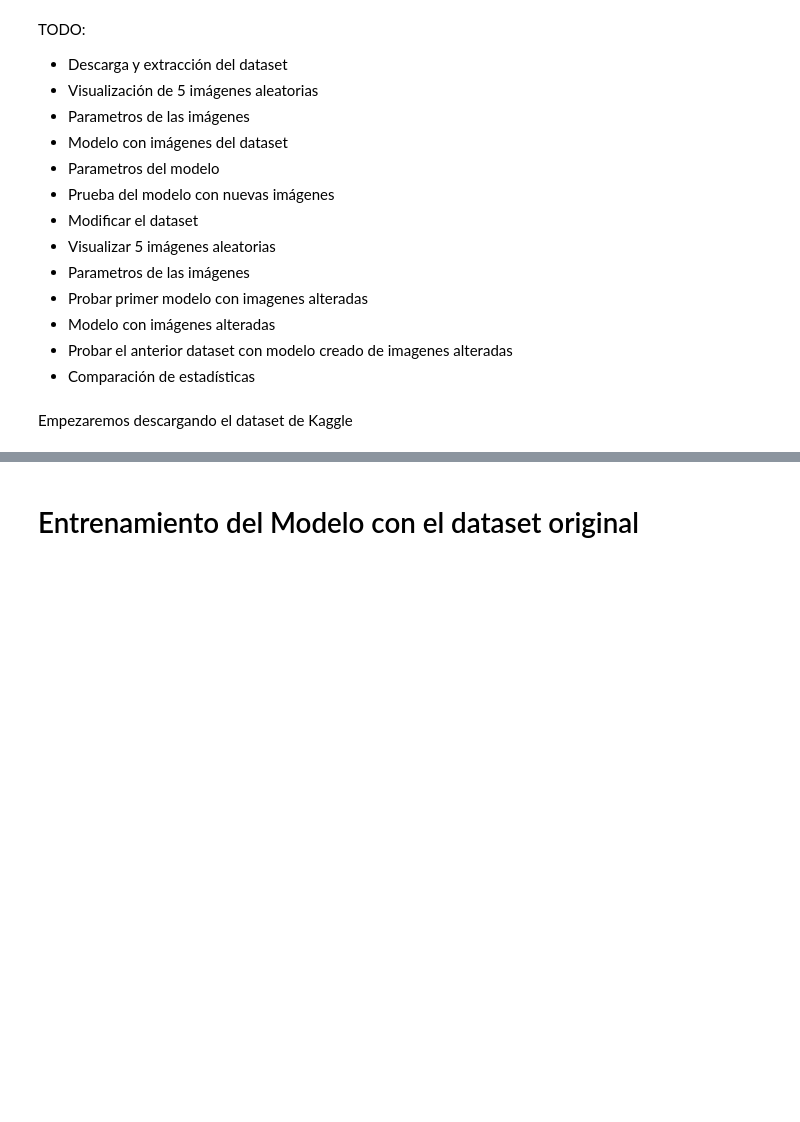
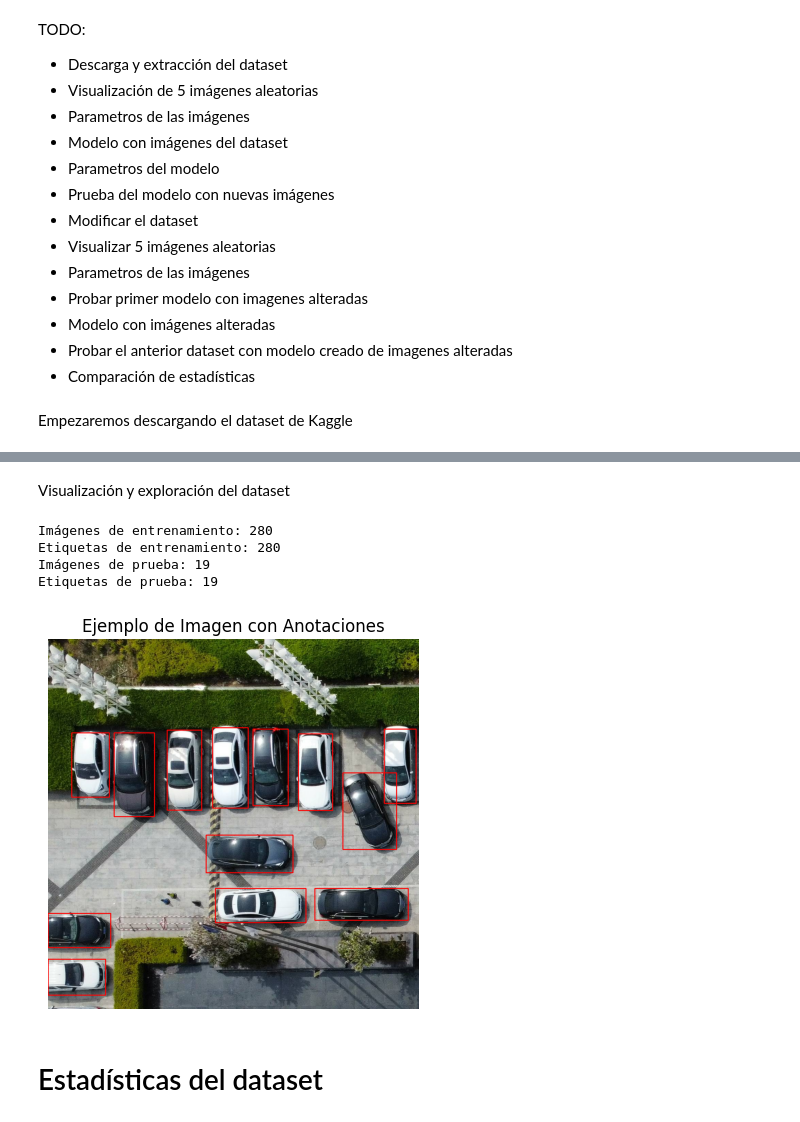
Before and after one commit to yahelrl19/ParkingLotProject, a Jupyter notebook: ParkingLotProject.ipynb, the cells around one changed output, grey strips where cells are left out. Saved outputs shown, nothing was run; the diff lists cells and outputs as text; code cells hidden in the pictures; blank space fills up the shorter version.

```diff
--- a/ParkingLotProject.ipynb
+++ b/ParkingLotProject.ipynb
@@ -153,2 +72,62 @@ ResNet(
+# %% [markdown]
+Visualización y exploración del dataset
+# %%
+# Directorios de imágenes y etiquetas
+train_images_dir = './dataset/mydata/mydata/images/train'
+train_labels_dir = './dataset/mydata/mydata/labels/train'
+
+test_images_dir = './dataset/mydata/mydata/images/test'
+test_labels_dir = './dataset/mydata/mydata/labels/test'
+
+# Verificar que los directorios contienen datos
+import os
+
+print(f"Imágenes de entrenamiento: {len(os.listdir(train_images_dir))}")
+print(f"Etiquetas de entrenamiento: {len(os.listdir(train_labels_dir))}")
+
+print(f"Imágenes de prueba: {len(os.listdir(test_images_dir))}")
+print(f"Etiquetas de prueba: {len(os.listdir(test_labels_dir))}")
+# %% [output]
+Imágenes de entrenamiento: 280
+Etiquetas de entrenamiento: 280
+Imágenes de prueba: 19
+Etiquetas de prueba: 19
+# %%
+import cv2
+import matplotlib.pyplot as plt
+
+# Listar imágenes y etiquetas
+train_image_files = sorted(os.listdir(train_images_dir))
+train_label_files = sorted(os.listdir(train_labels_dir))
+
+# Cargar una imagen de muestra
+sample_image_path = os.path.join(train_images_dir, train_image_files[0])
+sample_label_path = os.path.join(train_labels_dir, train_label_files[0])
+
+# Leer la imagen
+image = cv2.imread(sample_image_path)
+image = cv2.cvtColor(image, cv2.COLOR_BGR2RGB)
+
+# Leer la etiqueta (formato YOLO)
+with open(sample_label_path, 'r') as f:
+    labels = f.readlines()
+
+# Dibujar las cajas delimitadoras
+h, w, _ = image.shape
+for label in labels:
+    class_id, x_center, y_center, width, height = map(float, label.strip().split())
+    x1 = int((x_center - width / 2) * w)
+    y1 = int((y_center - height / 2) * h)
+    x2 = int((x_center + width / 2) * w)
+    y2 = int((y_center + height / 2) * h)
+    cv2.rectangle(image, (x1, y1), (x2, y2), (255, 0, 0), 2)
+
+# Mostrar la imagen con las cajas
+plt.imshow(image)
+plt.axis('off')
+plt.title("Ejemplo de Imagen con Anotaciones")
+plt.show()
+# %% [output]
+[figure, added]
 # %% [markdown]
-# Entrenamiento del Modelo con el dataset original
+# Estadísticas del dataset
```
Also changed, not shown: parts of 16 cells of this notebook.
